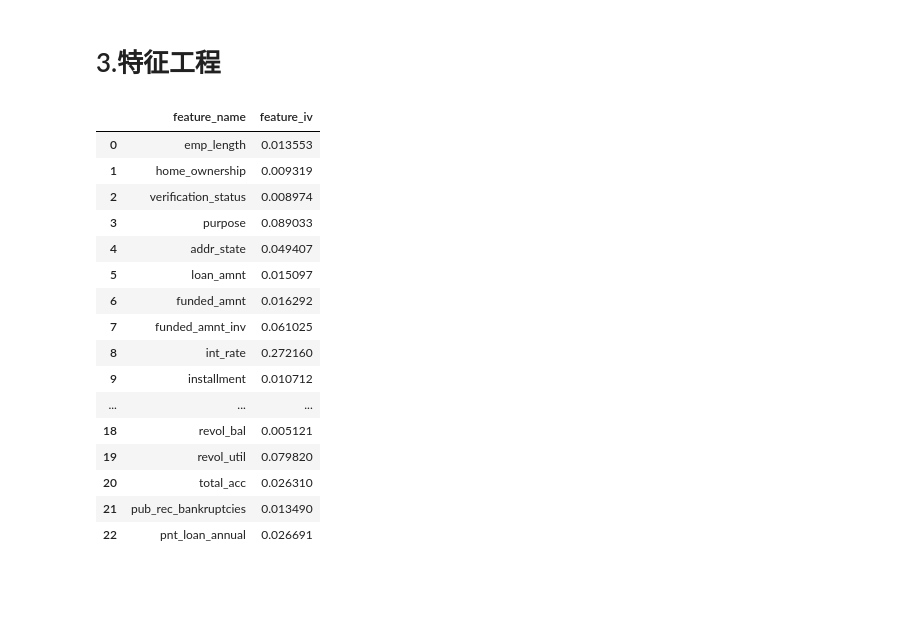
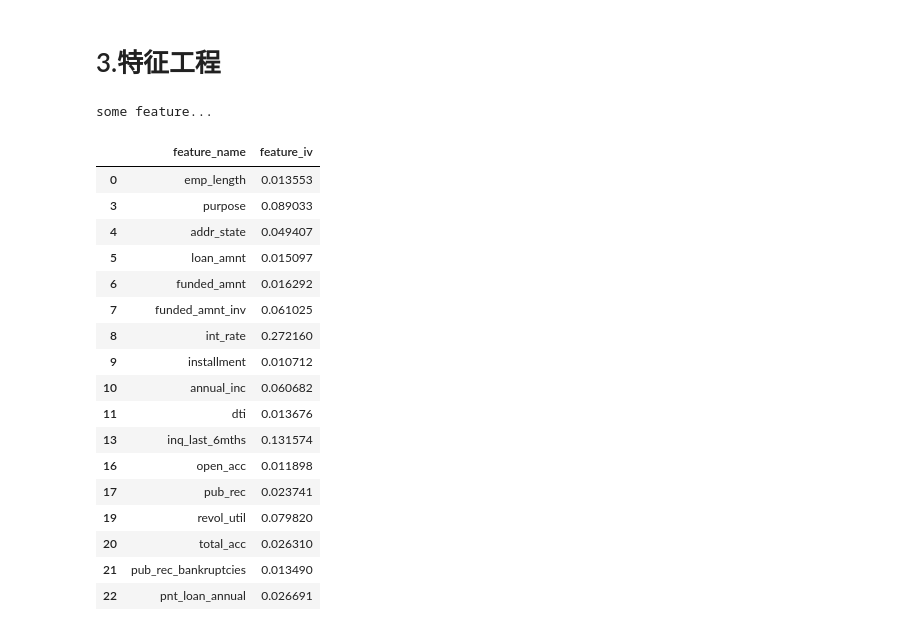
Before and after one commit to iihcy/Credit_ACard, a Jupyter notebook: ACard.ipynb, the cells around one changed output. Drawn from its saved outputs; the diff is of its cells as text; code cells hidden in the pictures; blank space fills up the shorter version.

```diff
--- a/ACard.ipynb
+++ b/ACard.ipynb
@@ -355,7 +355,7 @@ def cal_numf_iv(num_df, label):
     num_feature_name_iv = pd.concat([feature_name, feature_iv], axis=1)
     return num_feature_name_iv
 
-def get_result_iv(feature_name_iv):
+def get_result_iv(feature_name_iv, low_th, high_th):
     # 特征iv值：评价指标
     #    a.iv<0.02, 预测效果：无明显；
     #    b.0.02=<iv<0.1, 预测效果：弱；
@@ -363,39 +363,41 @@ def get_result_iv(feature_name_iv):
     #    d.0.3=<iv<0.5, 预测效果：强；
     #    e.0.5=<iv, 预测效果：需考虑；
     len_f = feature_name_iv.shape[0]
-    if (feature_name_iv[feature_name_iv.feature_iv<0.5].shape[0])==len_f:
-        print('all feature!')
+    threshold_high = feature_name_iv[feature_name_iv.feature_iv<high_th].shape[0]
+    threshold_low = feature_name_iv[feature_name_iv.feature_iv>=low_th].shape[0]
+    if threshold_high==len_f and threshold_low==len_f:
+        print('all feature...')
     else:
-        print('some feature!')
-    # 选取iv值在[0.01, 0.5)范围的特征,整体iv值不高，稍微调整范围
-    feature_sel = feature_name_iv[feature_name_iv.feature_iv>=0.01]
-    feature_sels = feature_sel[feature_sel.feature_iv<0.5]
+        print('some feature...')
+    # 选取iv值在固定范围的特征,若整体iv值不高，可稍微适当调整
+    feature_sel = feature_name_iv[feature_name_iv.feature_iv>=low_th]
+    feature_sels = feature_sel[feature_sel.feature_iv<high_th]
     return feature_sels
 # %%
 # 3.1 根据iv值筛选特征
 # 1)离散(类别型)特征
 char_df = pd.concat([df_s[char_feature], df_s['y']], axis=1)
 feature_name_iv = cal_charf_iv(char_df, label='y')
 feature_name_iv
 
 # 2) 连续性特征
 num_features = num_feature.copy().drop('term')
 num_df = df_s[num_features]
 num_df.shape
 num_feature_name_iv = cal_numf_iv(num_df, label='y')
 num_feature_name_iv
 
 # 3)合并离散和连续的特征iv值
 all_feature_iv = pd.concat([feature_name_iv, num_feature_name_iv],axis=0).reset_index().drop('index', axis=1)
 all_feature_iv
 
-# feature_sels = get_result_iv(feature_name_iv)
-# feature_sels
+# 4) 取iv值范围：[0.01, 0.5)
+feature_sels = get_result_iv(all_feature_iv, low_th=0.01, high_th=0.5)
+feature_sels
 # %% [output]
+some feature...
 |  | feature_name | feature_iv |
 | 0 | emp_length | 0.013553 |
-| 1 | home_ownership | 0.009319 |
-| 2 | verification_status | 0.008974 |
 | 3 | purpose | 0.089033 |
 | 4 | addr_state | 0.049407 |
 | 5 | loan_amnt | 0.015097 |
@@ -403,8 +405,11 @@ all_feature_iv
 | 7 | funded_amnt_inv | 0.061025 |
 | 8 | int_rate | 0.272160 |
 | 9 | installment | 0.010712 |
-| ... | ... | ... |
-| 18 | revol_bal | 0.005121 |
+| 10 | annual_inc | 0.060682 |
+| 11 | dti | 0.013676 |
+| 13 | inq_last_6mths | 0.131574 |
+| 16 | open_acc | 0.011898 |
+| 17 | pub_rec | 0.023741 |
 | 19 | revol_util | 0.079820 |
 | 20 | total_acc | 0.026310 |
 | 21 | pub_rec_bankruptcies | 0.013490 |
```
